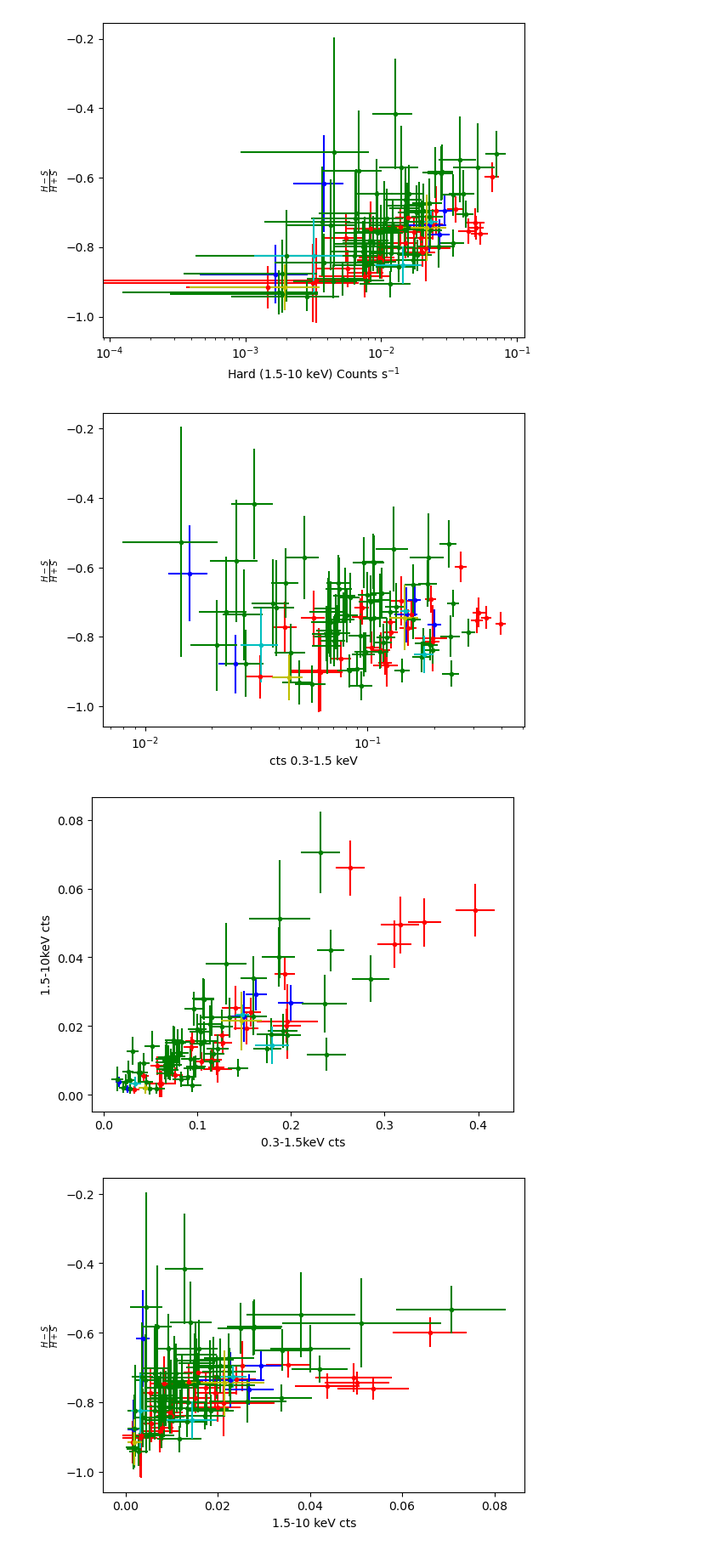
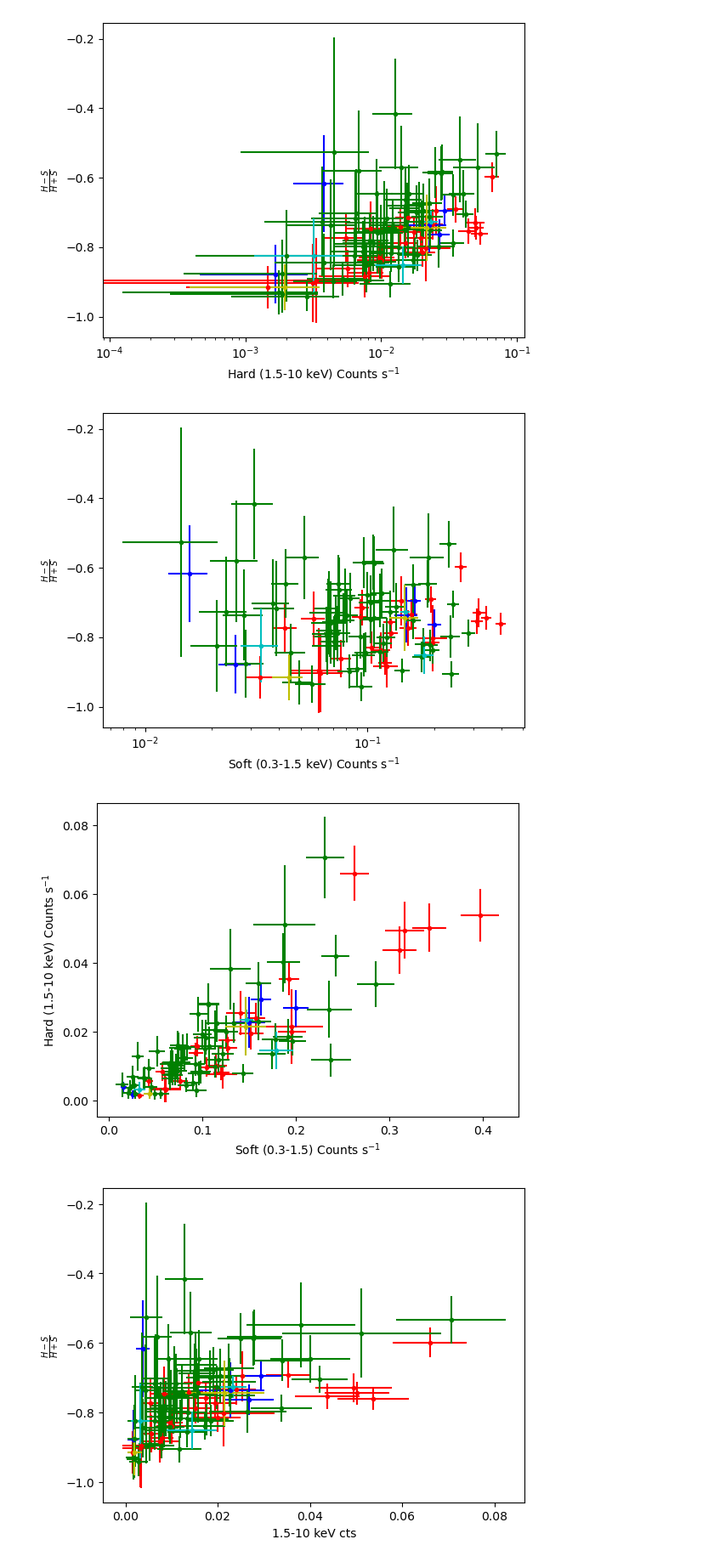
Before and after one commit to martapisci/IRAS_13224-3809, a Jupyter notebook: lc_iras13224-3809.ipynb, the cells around one changed output. Shown at 85% size. Saved outputs shown, nothing was run; the diff lists cells and outputs as text; code cells hidden in the pictures.

```diff
--- a/lc_iras13224-3809.ipynb
+++ b/lc_iras13224-3809.ipynb
@@ -335,27 +335,27 @@ plt.errorbar(lcurve4['0.3-1.5keV'],lcurve4['H-S/H+S'],xerr=lcurve4['0.3-1.5keV_e
 plt.errorbar(lcurve5['0.3-1.5keV'],lcurve5['H-S/H+S'],xerr=lcurve5['0.3-1.5keV_err'],yerr=lcurve5['normHR_err'], color='y', marker='.', linestyle='None')
 
 plt.xscale('log')
-plt.xlabel('cts 0.3-1.5 keV')
+plt.xlabel('Soft (0.3-1.5 keV) Counts [s$^{-1}$]')
 plt.ylabel(r'$\frac{{H-S}}{{H+S}}$')
 plt.savefig("plot/HR_vs_softcts.pdf")
 plt.show()
 # %% [output]
-[figure, old version]
+[figure, new version]
 # %%
 #hard cts v soft cts
 plt.errorbar(lcurve1['0.3-1.5keV'],lcurve1['1.5-10keV'],xerr=lcurve1['0.3-1.5keV_err'],yerr=lcurve1['1.5-10keV_err'], color='r', marker='.', linestyle='None')
 plt.errorbar(lcurve2['0.3-1.5keV'],lcurve2['1.5-10keV'],xerr=lcurve2['0.3-1.5keV_err'],yerr=lcurve2['1.5-10keV_err'], color='b', marker='.', linestyle='None')
 plt.errorbar(lcurve3['0.3-1.5keV'],lcurve3['1.5-10keV'],xerr=lcurve3['0.3-1.5keV_err'],yerr=lcurve3['1.5-10keV_err'], color='g', marker='.', linestyle='None')
 plt.errorbar(lcurve4['0.3-1.5keV'],lcurve4['1.5-10keV'],xerr=lcurve4['0.3-1.5keV_err'],yerr=lcurve4['1.5-10keV_err'], color='c', marker='.', linestyle='None')
 plt.errorbar(lcurve5['0.3-1.5keV'],lcurve5['1.5-10keV'],xerr=lcurve5['0.3-1.5keV_err'],yerr=lcurve5['1.5-10keV_err'], color='y', marker='.', linestyle='None')
 
 
-plt.xlabel('0.3-1.5keV cts')
-plt.ylabel('1.5-10keV cts')
+plt.xlabel('Soft (0.3-1.5) Counts [s$^{-1}$]')
+plt.ylabel('Hard (1.5-10 keV) Counts [s$^{-1}$]')
 plt.savefig("plot/hardcts_vs_soft.pdf")
 plt.show()
 # %% [output]
-[figure, old version]
+[figure, new version]
 # %%
 #HR vs hard cts
 plt.errorbar(lcurve1['1.5-10keV'],lcurve1['H-S/H+S'],xerr=lcurve1['1.5-10keV_err'],yerr=lcurve1['normHR_err'], color='r', marker='.', linestyle='None')
```
Also changed, not shown: parts of 5 cells of this notebook, 8 other files.
